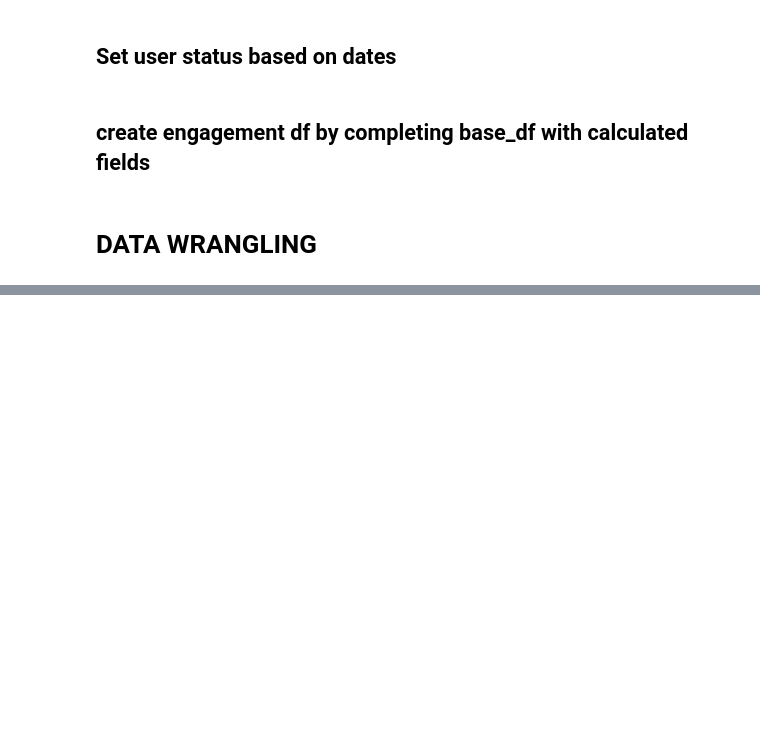
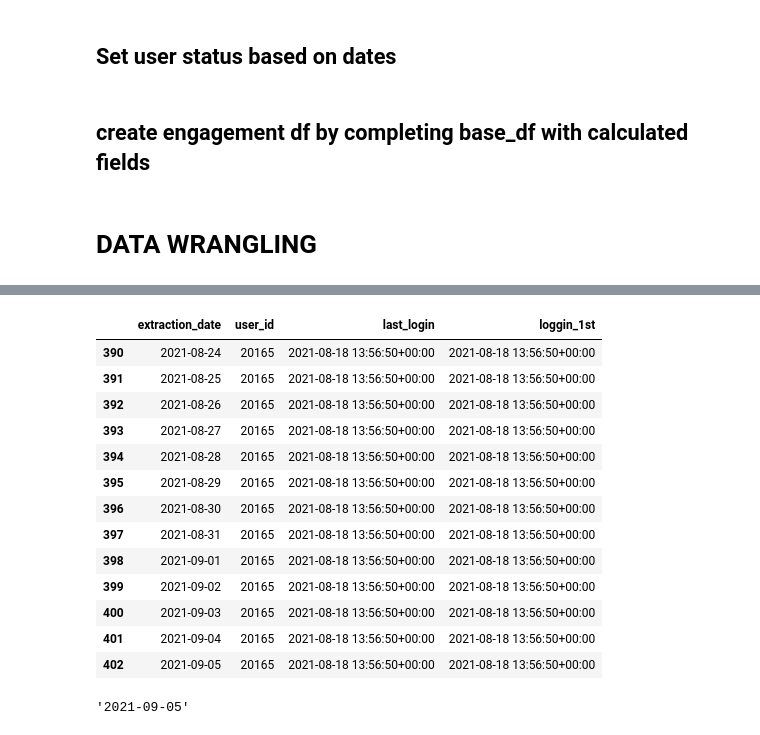
Before and after one commit to byhumane/talentcards, a Jupyter notebook: notebooks/2.0_Prepare ft_users_engagement source gbq.ipynb, the cells around one changed output, grey strips where cells are left out. Saved outputs shown, nothing was run; the diff lists cells and outputs as text; code cells hidden in the pictures; blank space fills up the shorter version.

```diff
--- a/notebooks/2.0_Prepare ft_users_engagement source gbq.ipynb
+++ b/notebooks/2.0_Prepare ft_users_engagement source gbq.ipynb
@@ -283,0 +308,23 @@ df_engagement.to_gbq('raw_engagement.users_engagement',project_id=project_id,if_
+# %%
+df_log['loggin_1st']=df_log.groupby(by=['user_id'])['last_login'].transform(min)
+# %%
+df_log[df_log['user_id']==20165]
+# %% [output]
+|  | extraction_date | user_id | last_login | loggin_1st |
+| 390 | 2021-08-24 | 20165 | 2021-08-18 13:56:50+00:00 | 2021-08-18 13:56:50+00:00 |
+| 391 | 2021-08-25 | 20165 | 2021-08-18 13:56:50+00:00 | 2021-08-18 13:56:50+00:00 |
+| 392 | 2021-08-26 | 20165 | 2021-08-18 13:56:50+00:00 | 2021-08-18 13:56:50+00:00 |
+| 393 | 2021-08-27 | 20165 | 2021-08-18 13:56:50+00:00 | 2021-08-18 13:56:50+00:00 |
+| 394 | 2021-08-28 | 20165 | 2021-08-18 13:56:50+00:00 | 2021-08-18 13:56:50+00:00 |
+| 395 | 2021-08-29 | 20165 | 2021-08-18 13:56:50+00:00 | 2021-08-18 13:56:50+00:00 |
+| 396 | 2021-08-30 | 20165 | 2021-08-18 13:56:50+00:00 | 2021-08-18 13:56:50+00:00 |
+| 397 | 2021-08-31 | 20165 | 2021-08-18 13:56:50+00:00 | 2021-08-18 13:56:50+00:00 |
+| 398 | 2021-09-01 | 20165 | 2021-08-18 13:56:50+00:00 | 2021-08-18 13:56:50+00:00 |
+| 399 | 2021-09-02 | 20165 | 2021-08-18 13:56:50+00:00 | 2021-08-18 13:56:50+00:00 |
+| 400 | 2021-09-03 | 20165 | 2021-08-18 13:56:50+00:00 | 2021-08-18 13:56:50+00:00 |
+| 401 | 2021-09-04 | 20165 | 2021-08-18 13:56:50+00:00 | 2021-08-18 13:56:50+00:00 |
+| 402 | 2021-09-05 | 20165 | 2021-08-18 13:56:50+00:00 | 2021-08-18 13:56:50+00:00 |
+# %%
+df_login['extraction_date'].max()
+# %% [output]
+'2021-09-05'
```
Also changed, not shown: parts of 7 cells of this notebook, 4 other files.
